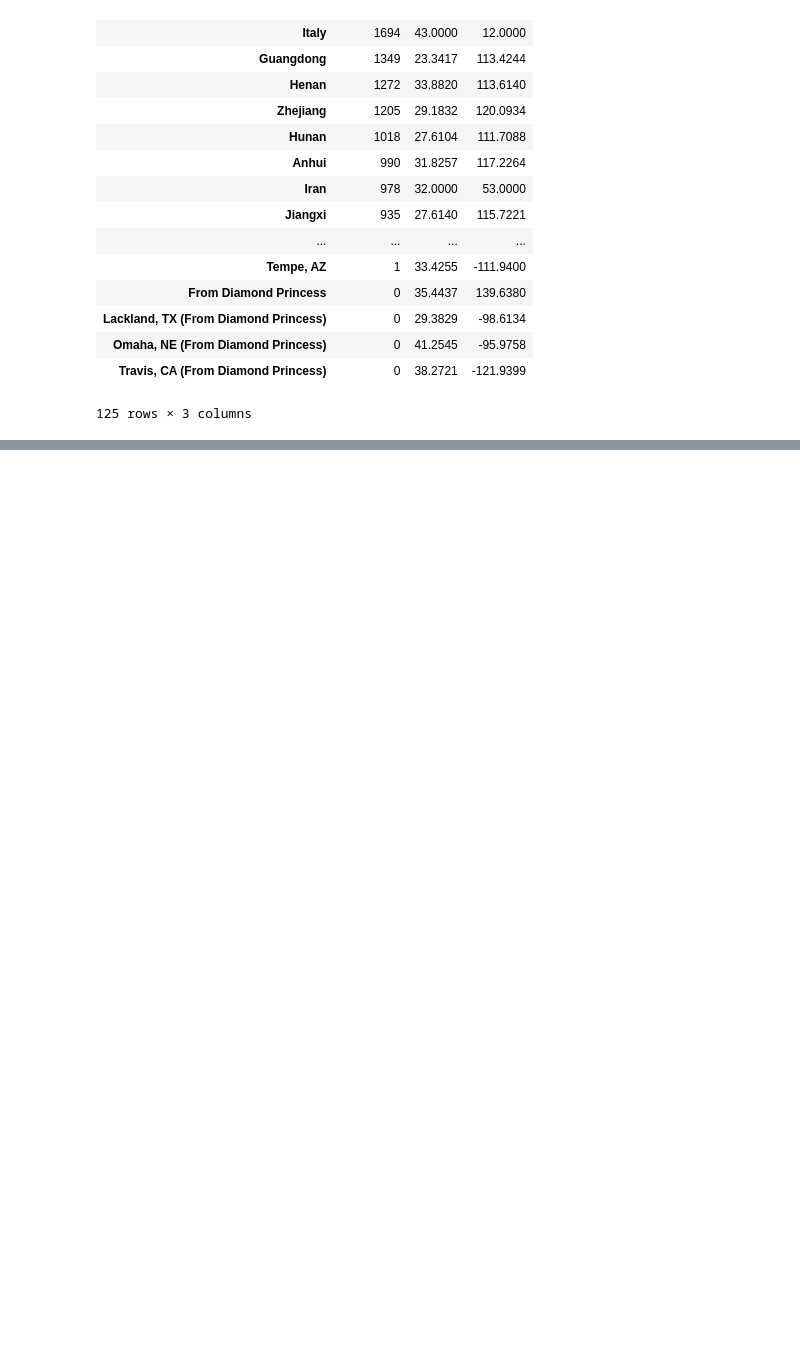
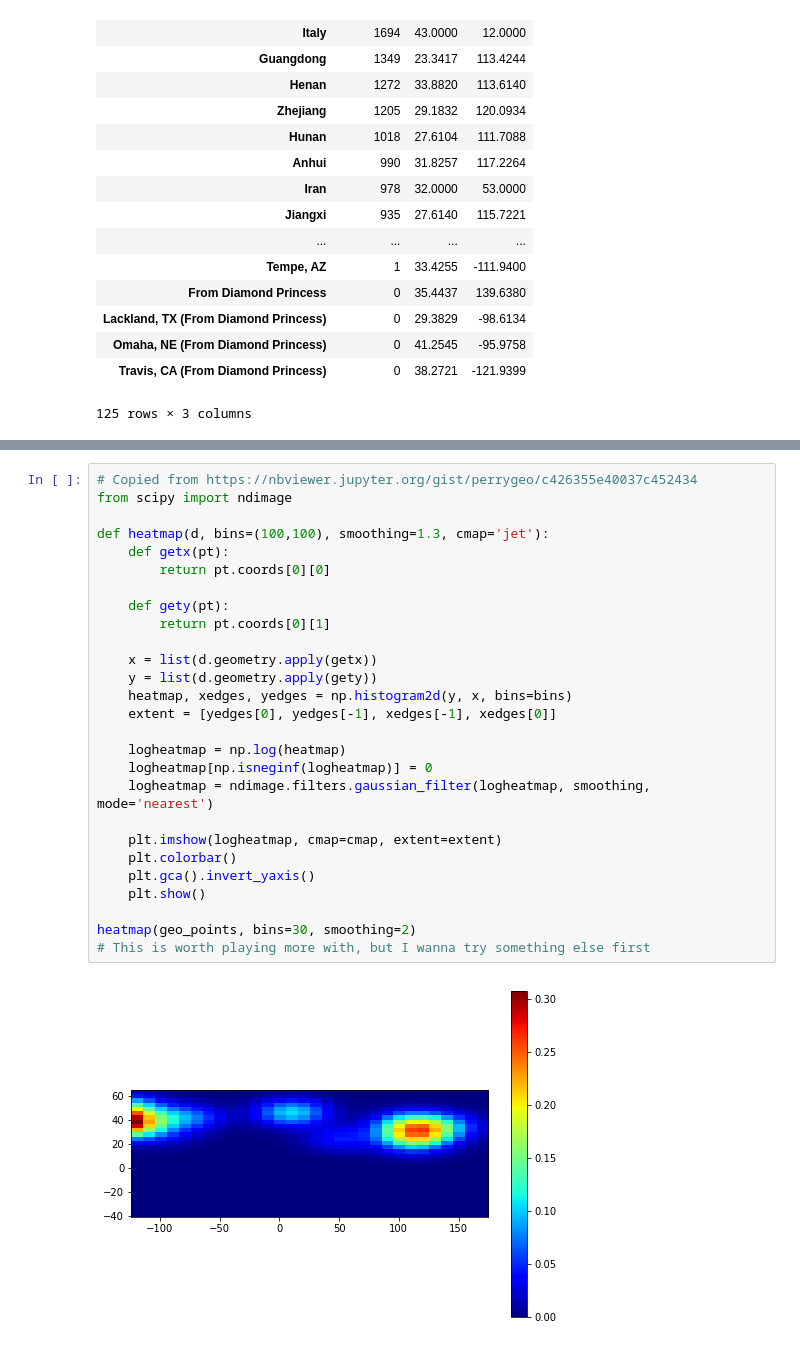
Before and after one commit to DrewRichard7/COVID19, a Jupyter notebook: sarscov2.ipynb, the cells around one changed output, grey strips where cells are left out. Saved outputs shown, nothing was run; the diff lists cells and outputs as text; blank space fills up the shorter version.

```diff
--- a/sarscov2.ipynb
+++ b/sarscov2.ipynb
@@ -77,0 +86,29 @@ spatial_df_new.set_index("Location")
+# %%
+# Copied from https://nbviewer.jupyter.org/gist/perrygeo/c426355e40037c452434
+from scipy import ndimage
+
+def heatmap(d, bins=(100,100), smoothing=1.3, cmap='jet'):
+    def getx(pt):
+        return pt.coords[0][0]
+
+    def gety(pt):
+        return pt.coords[0][1]
+
+    x = list(d.geometry.apply(getx))
+    y = list(d.geometry.apply(gety))
+    heatmap, xedges, yedges = np.histogram2d(y, x, bins=bins)
+    extent = [yedges[0], yedges[-1], xedges[-1], xedges[0]]
+
+    logheatmap = np.log(heatmap)
+    logheatmap[np.isneginf(logheatmap)] = 0
+    logheatmap = ndimage.filters.gaussian_filter(logheatmap, smoothing, mode='nearest')
+
+    plt.imshow(logheatmap, cmap=cmap, extent=extent)
+    plt.colorbar()
+    plt.gca().invert_yaxis()
+    plt.show()
+
+heatmap(geo_points, bins=30, smoothing=2)
+# This is worth playing more with, but I wanna try something else first
+# %% [output]
+[figure, added]
```
Also changed, not shown: parts of 2 cells of this notebook.
